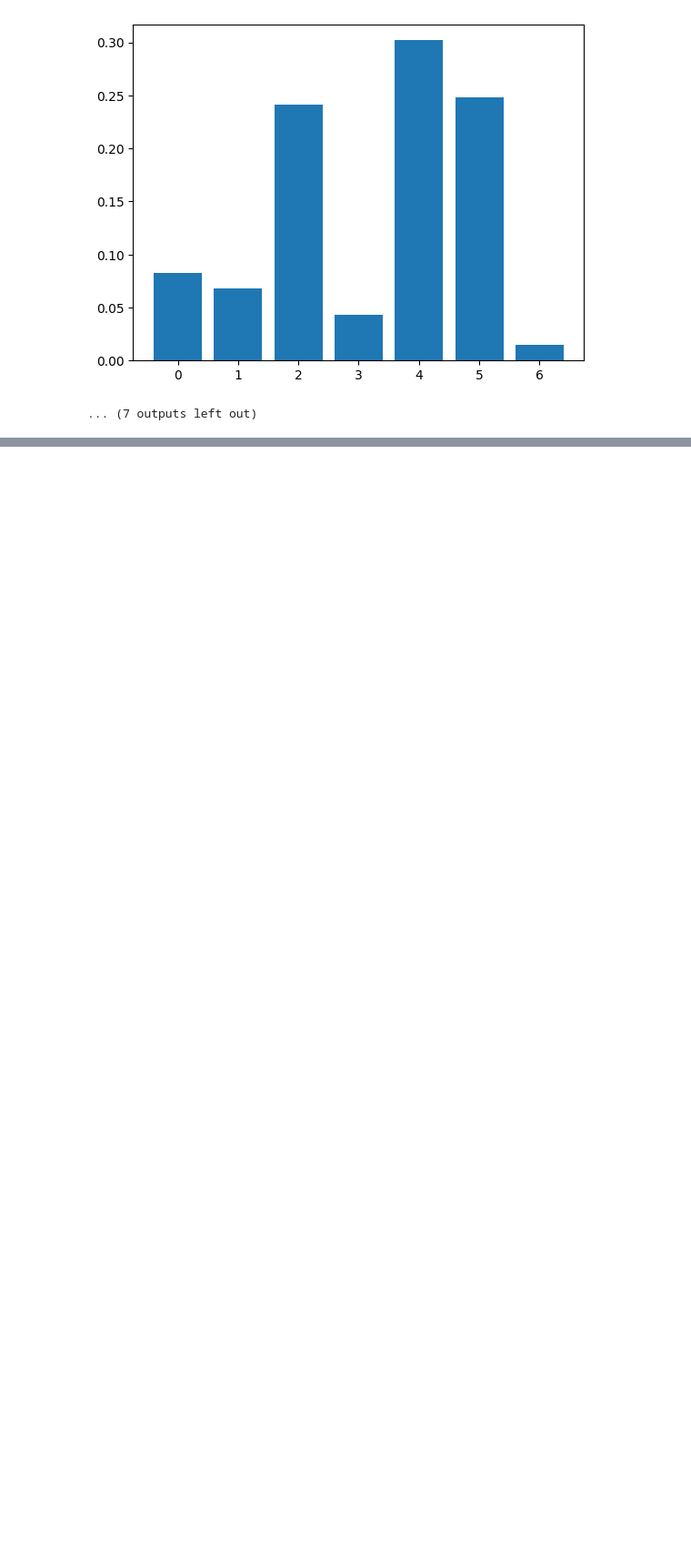
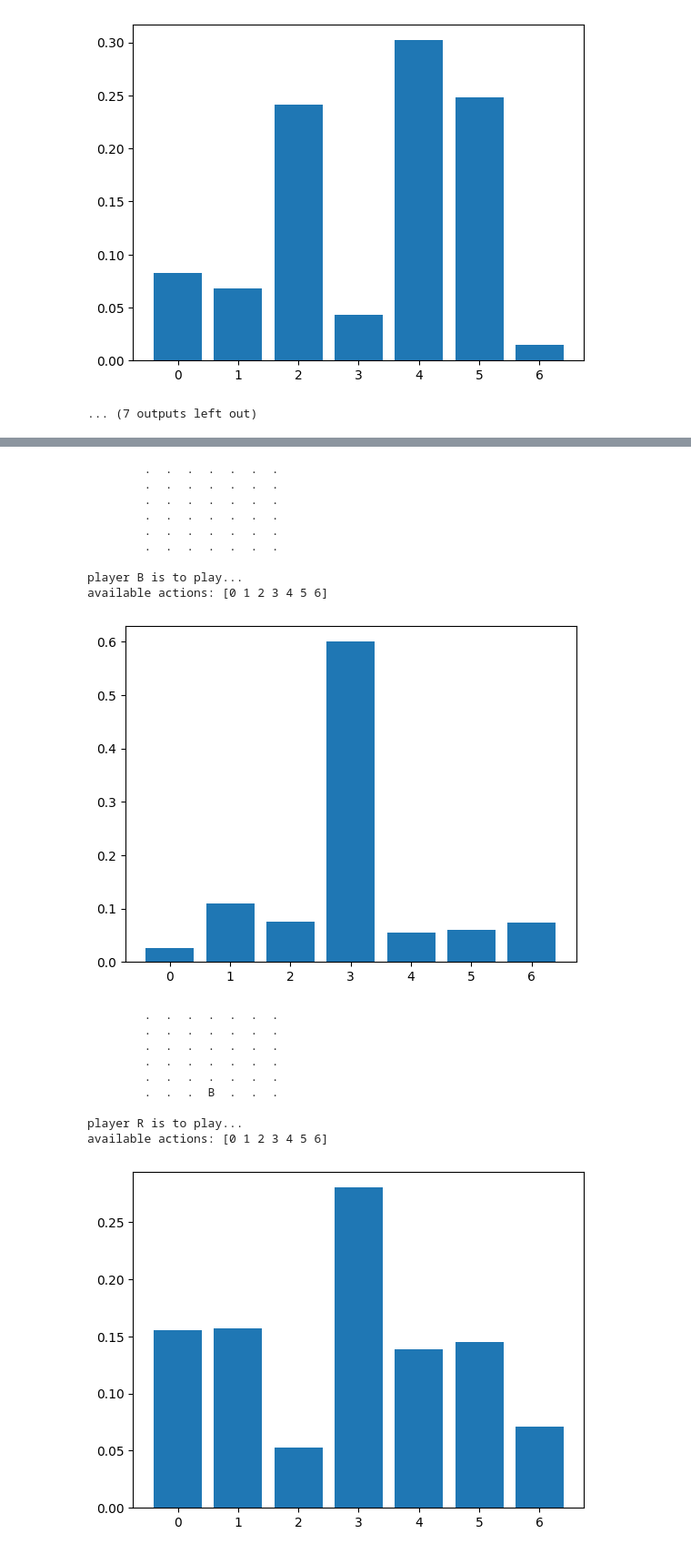
Before and after one commit to eissana/alphazero, a Jupyter notebook: connect4.ipynb, the cells around one changed output, grey strips where cells are left out. Shown at 91% size. Saved outputs shown, nothing was run; the diff lists cells and outputs as text; code cells hidden in the pictures; blank space fills up the shorter version.

```diff
--- a/connect4.ipynb
+++ b/connect4.ipynb
@@ -32,6 +32,9 @@ class Connect4(object):
         # number of connections to be made for winning.
         self.k = 4
         self.first_player = 1
+
+    def __repr__(self):
+        return self.__class__.__name__
 
     def init_state(self):
         return np.zeros((self.nrows, self.ncols), dtype=np.int8)
@@ -481,0 +489,53 @@ available actions: [0 1 2 3 4 5 6]
+# %%
+c4 = Connect4()
+player = c4.first_player
+state = c4.init_state()
+mcts = MCTS(c4, params)
+
+while True:
+    print_state(state)
+    print(f"player {players[player]} is to play...")
+
+    available_actions = c4.available_actions(state)
+    print(f"available actions: {c4.available_actions(state)}")
+
+    if len(available_actions) == 0:
+        print("draw!")
+        break
+
+    neutral_state = c4.neutral_perspective(state, player)
+    policy = mcts.best_policy(neutral_state)
+    action = np.argmax(policy)
+
+    plt.bar(range(len(policy)), policy)
+    plt.show()
+
+    state = c4.next_state(state, action, player)
+
+    if c4.won(state, action):
+        print_state(state)
+        print(f"player {players[player]} won!")
+        break
+
+    player = c4.opponent(player)
+# %% [output]
+        .  .  .  .  .  .  .
+        .  .  .  .  .  .  .
+        .  .  .  .  .  .  .
+        .  .  .  .  .  .  .
+        .  .  .  .  .  .  .
+        .  .  .  .  .  .  .
+
+player B is to play...
+available actions: [0 1 2 3 4 5 6]
+[figure, added]
+        .  .  .  .  .  .  .
+        .  .  .  .  .  .  .
+        .  .  .  .  .  .  .
+        .  .  .  .  .  .  .
+        .  .  .  .  .  .  .
+        .  .  .  B  .  .  .
+
+player R is to play...
+available actions: [0 1 2 3 4 5 6]
+[figure, added]
```
Also changed, not shown: parts of 28 cells of this notebook, 2 other files.
